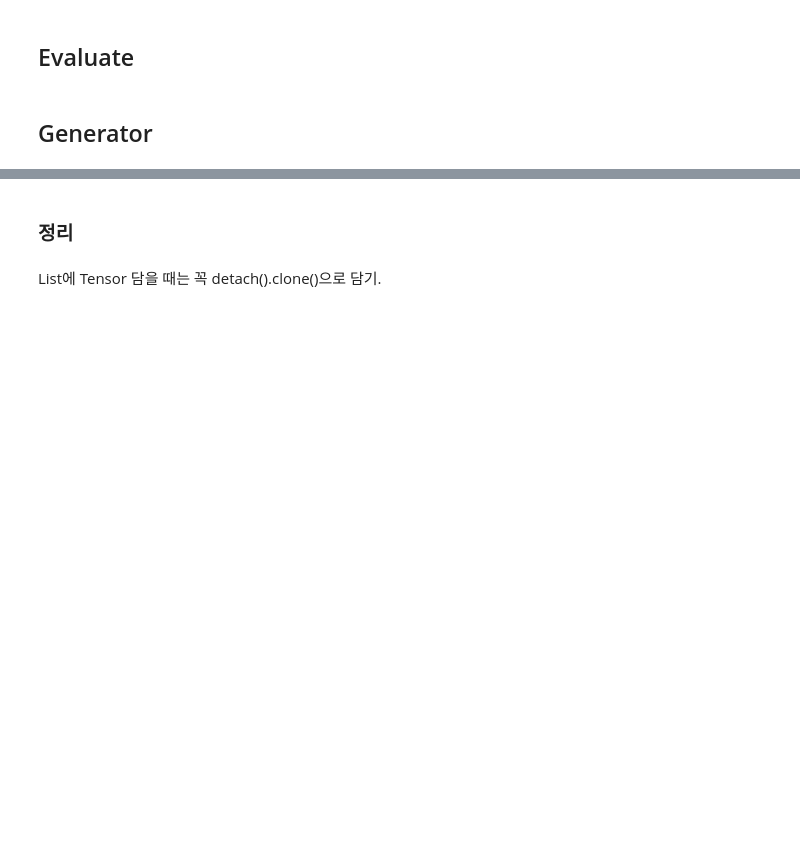
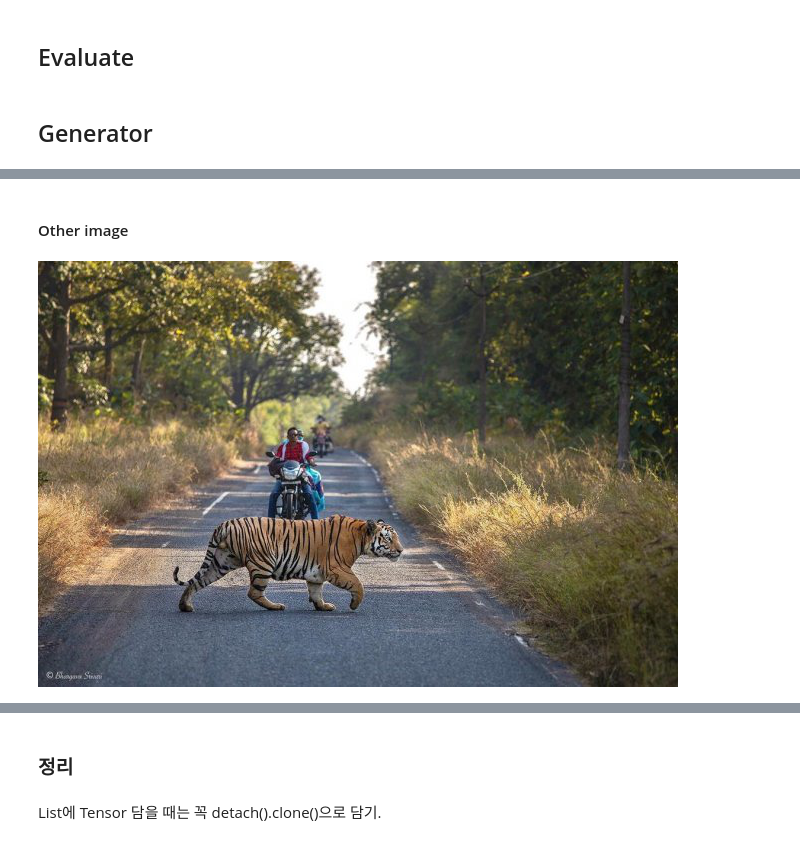
Before and after one commit to sjinu96/xod, a Jupyter notebook: Analysis across heads.ipynb, the cells around one changed output, grey strips where cells are left out. Cells and saved outputs as stored; diff of their text form; code cells hidden in the pictures; blank space fills up the shorter version.

```diff
--- a/Analysis across heads.ipynb
+++ b/Analysis across heads.ipynb
@@ -637,0 +630,9 @@ ax.imshow(cam.view(h,w)). shape of cam.view(h,w) :  torch.Size([25, 34])
+# %% [markdown]
+#### Other image
+# %%
+url = 'https://dimg.donga.com/wps/NEWS/IMAGE/2021/01/12/104889124.2.jpg'
+im = Image.open(requests.get(url, stream=True).raw)
+# %%
+im
+# %% [output]
+[figure, added]
```
Also changed, not shown: parts of 18 cells of this notebook, 8 other files.
